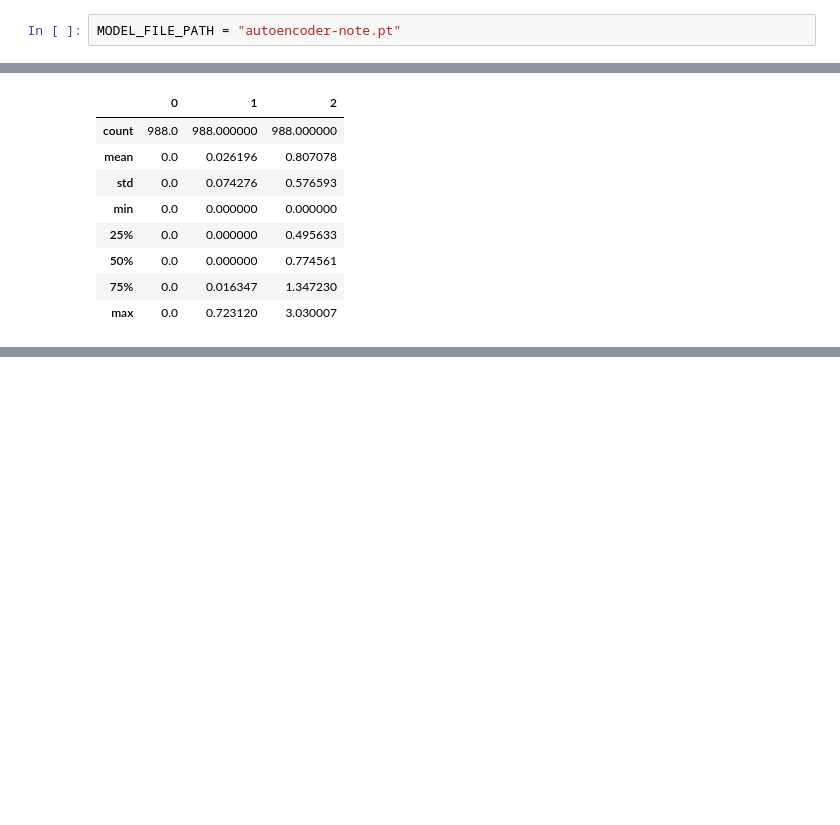
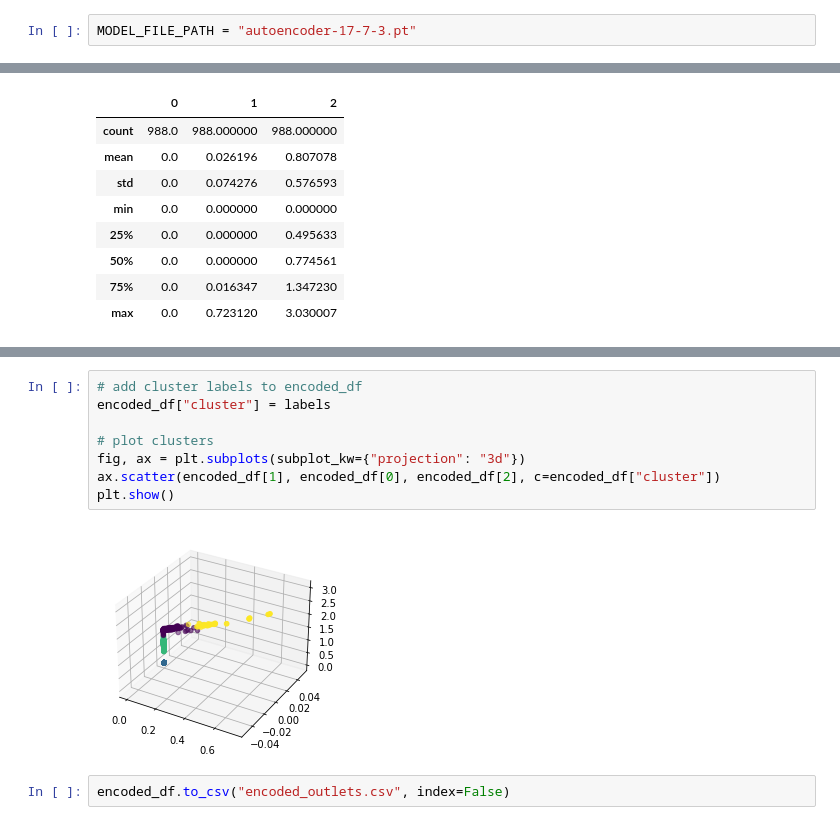
Before and after one commit to RadCod3/DataStorm-4.0-BrainLeftException-SemiFinals, a Jupyter notebook: donra.ipynb, the cells around one changed output, grey strips where cells are left out. Cells and saved outputs as stored; diff of their text form; blank space fills up the shorter version.

```diff
--- a/donra.ipynb
+++ b/donra.ipynb
@@ -358,7 +362,7 @@ print(train_loss, validation_loss, model)
   )
 )
 # %%
-MODEL_FILE_PATH = "autoencoder-note.pt"
+MODEL_FILE_PATH = "autoencoder-17-7-3.pt"
 # %%
 
 torch.save(model, MODEL_FILE_PATH)
@@ -553,3 +557,15 @@ print("chs", calinski_harabasz_score(temp_df, labels))
 silhoutte 0.813117
 dbi 0.3146260970220869
 chs 7354.100467390391
+# %%
+# add cluster labels to encoded_df
+encoded_df["cluster"] = labels
+
+# plot clusters
+fig, ax = plt.subplots(subplot_kw={"projection": "3d"})
+ax.scatter(encoded_df[1], encoded_df[0], encoded_df[2], c=encoded_df["cluster"])
+plt.show()
+# %% [output]
+[figure, added]
+# %%
+encoded_df.to_csv("encoded_outlets.csv", index=False)
```
Also changed, not shown: parts of 2 cells of this notebook, 4 other files.
